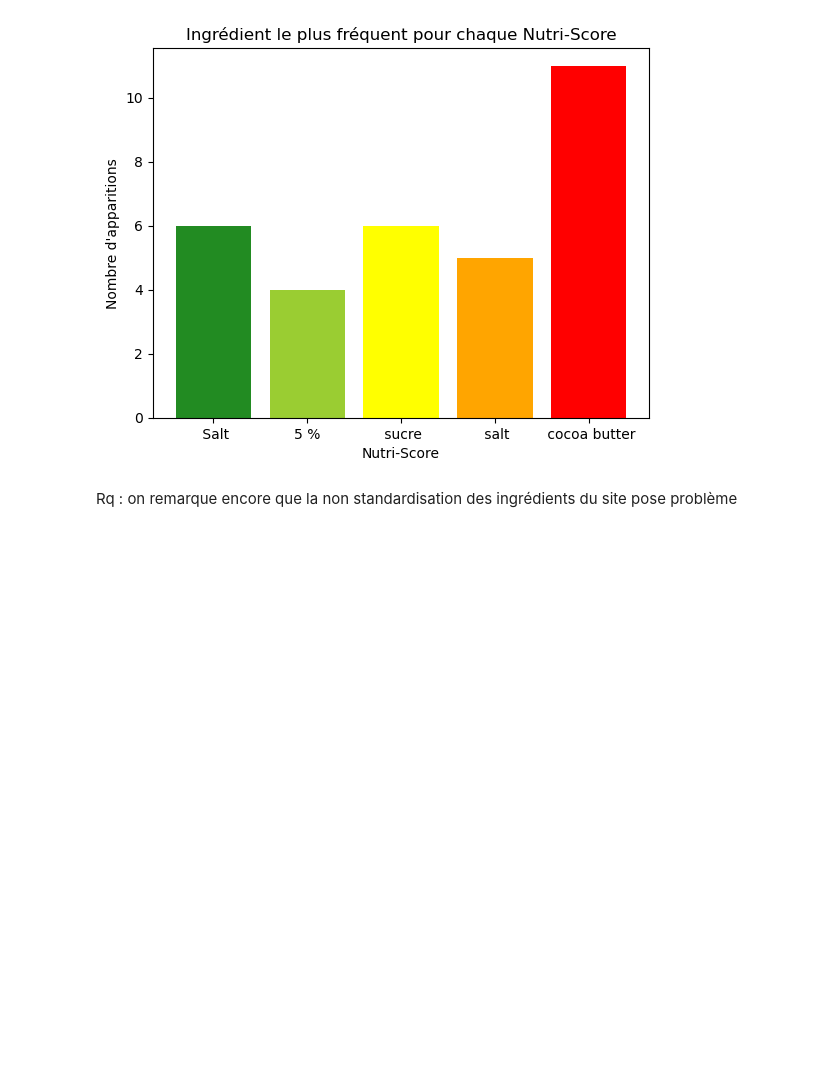
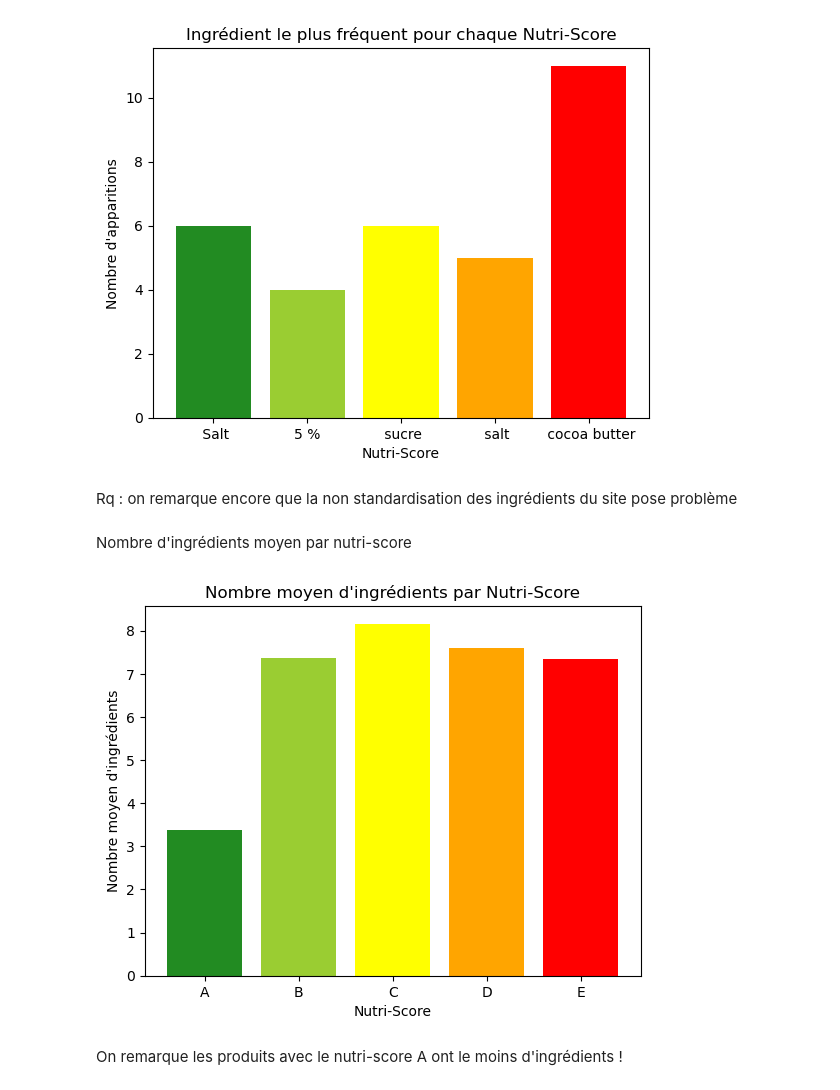
Before and after one commit to DupouyLucie/Web_scraping_food, a Jupyter notebook: src/analyse et visualisation.ipynb, the cells around one changed output. Saved outputs shown, nothing was run; the diff lists cells and outputs as text; code cells hidden in the pictures; blank space fills up the shorter version.

Commit message:
barchart-nb-ingredients-moyen-par-nutri-score

```diff
--- a/src/analyse et visualisation.ipynb
+++ b/src/analyse et visualisation.ipynb
@@ -110,3 +110,24 @@ plt.show()
 [figure]
 # %% [markdown]
 Rq : on remarque encore que la non standardisation des ingrédients du site pose problème
+# %% [markdown]
+Nombre d'ingrédients moyen par nutri-score
+# %%
+df_nb_ingredients = df[['ingredients', 'nutriscore']]
+
+# On compte le nombre d'ingrédients par produit
+df_nb_ingredients['nb_ingredients'] = df['ingredients'].str.len()
+
+# On calcule la moyenne par Nutri-Score
+moyenne_ingredients_par_nutriscore = df_nb_ingredients.groupby('nutriscore')['nb_ingredients'].mean()
+
+# Affichage du graphique
+plt.bar(moyenne_ingredients_par_nutriscore.index, moyenne_ingredients_par_nutriscore.values, color=liste_couleurs)
+plt.title("Nombre moyen d'ingrédients par Nutri-Score")
+plt.xlabel("Nutri-Score")
+plt.ylabel("Nombre moyen d'ingrédients")
+plt.show()
+# %% [output]
+[figure, added]
+# %% [markdown]
+On remarque les produits avec le nutri-score A ont le moins d'ingrédients !
```
Also changed, not shown: parts of 1 cell of this notebook, 1 other file.
